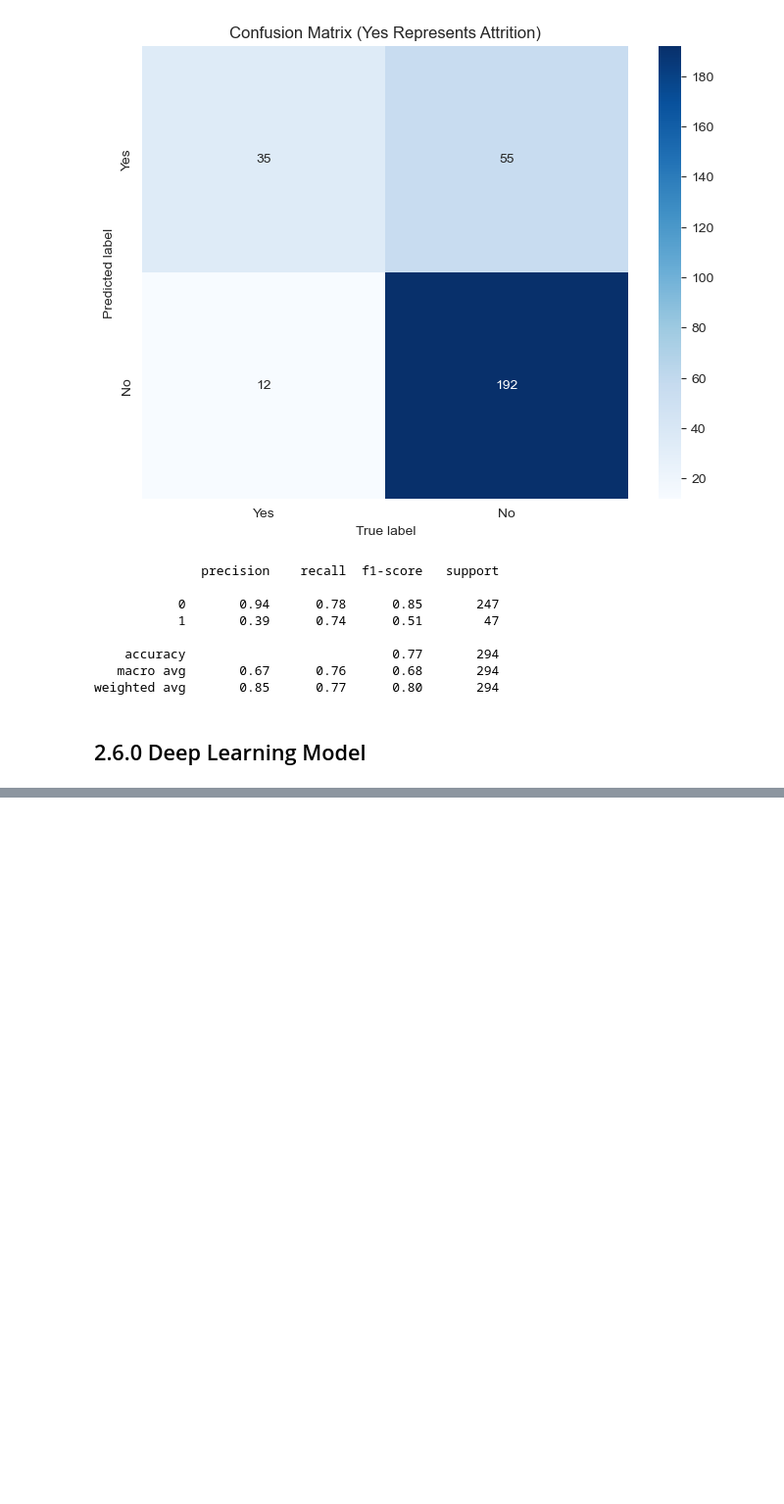
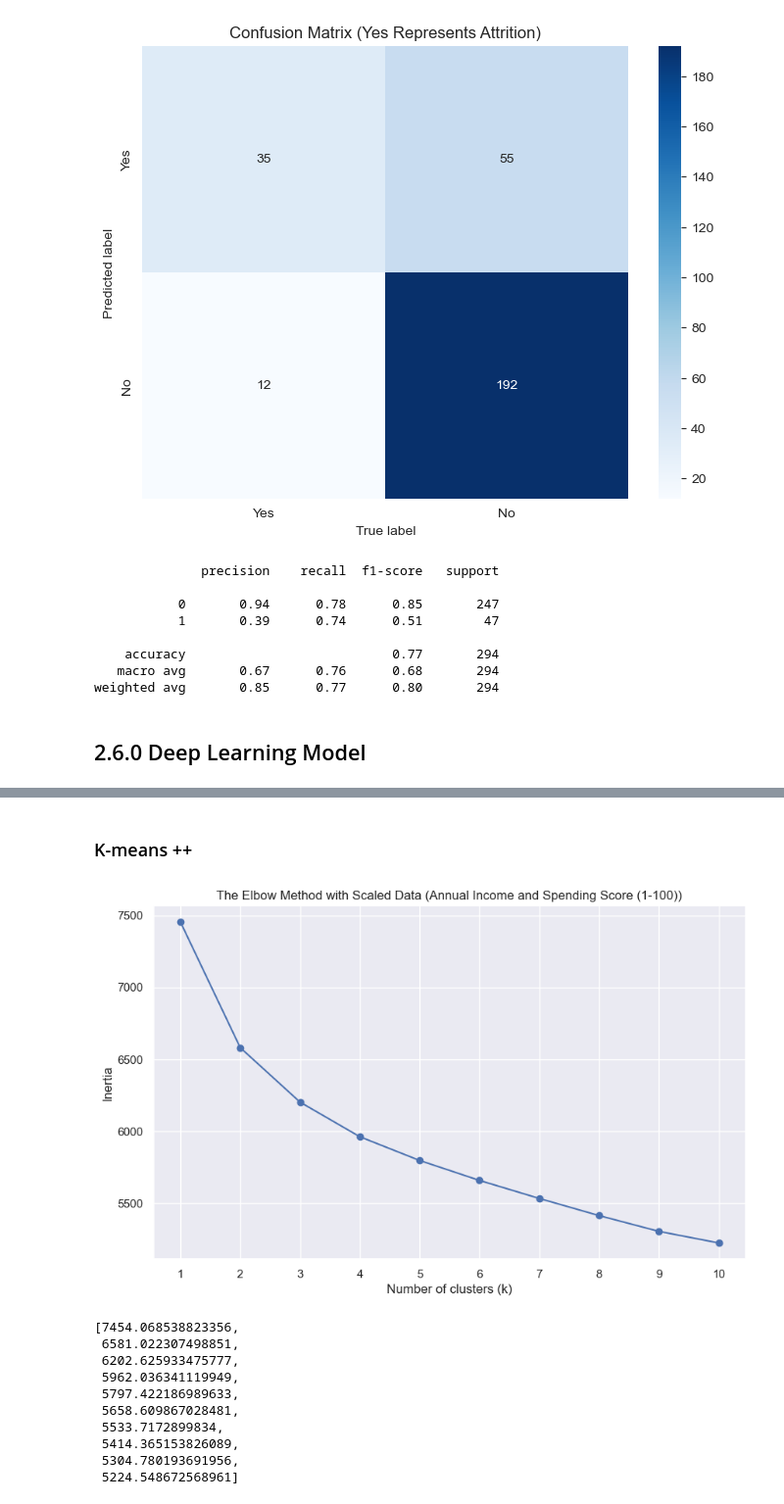
Before and after one commit to yzysnake/Data_Mining_Principles, a Jupyter notebook: Group Project/GroupProject.ipynb, the cells around one changed output, grey strips where cells are left out. Shown at 98% size. Cells and saved outputs as stored; diff of their text form; code cells hidden in the pictures; blank space fills up the shorter version.

```diff
--- a/Group Project/GroupProject.ipynb
+++ b/Group Project/GroupProject.ipynb
@@ -753,0 +759,41 @@ plt.show()
+# %% [markdown]
+### K-means ++
+# %%
+# Building KMeans models for k in range(1, 11) with the scaled data
+
+from sklearn.cluster import KMeans
+from sklearn.preprocessing import scale
+from sklearn.metrics import silhouette_score
+import matplotlib.pyplot as plt
+import warnings
+
+warnings.filterwarnings('ignore')
+inertia_scaled = []
+for k in range(1, 11):
+    kmeans_scaled = KMeans(n_clusters=k, init='k-means++', random_state=42)
+    kmeans_scaled.fit(df_scaled)
+    inertia_scaled.append(kmeans_scaled.inertia_)
+# %%
+# Plotting the inertia to observe the 'Elbow' for the scaled data
+plt.figure(figsize=(10, 6))
+plt.plot(range(1, 11), inertia_scaled, marker='o')
+plt.title('The Elbow Method with Scaled Data (Annual Income and Spending Score (1-100))')
+plt.xlabel('Number of clusters (k)')
+plt.ylabel('Inertia')
+plt.xticks(range(1, 11))
+plt.show()
+
+# Returning the inertia values as well for the scaled data
+inertia_scaled
+# %% [output]
+[figure, added]
+[7454.068538823356,
+ 6581.022307498851,
+ 6202.625933475777,
+ 5962.036341119949,
+ 5797.422186989633,
+ 5658.609867028481,
+ 5533.7172899834,
+ 5414.365153826089,
+ 5304.780193691956,
+ 5224.548672568961]
```
Also changed, not shown: parts of 14 cells of this notebook, 1 other file.
